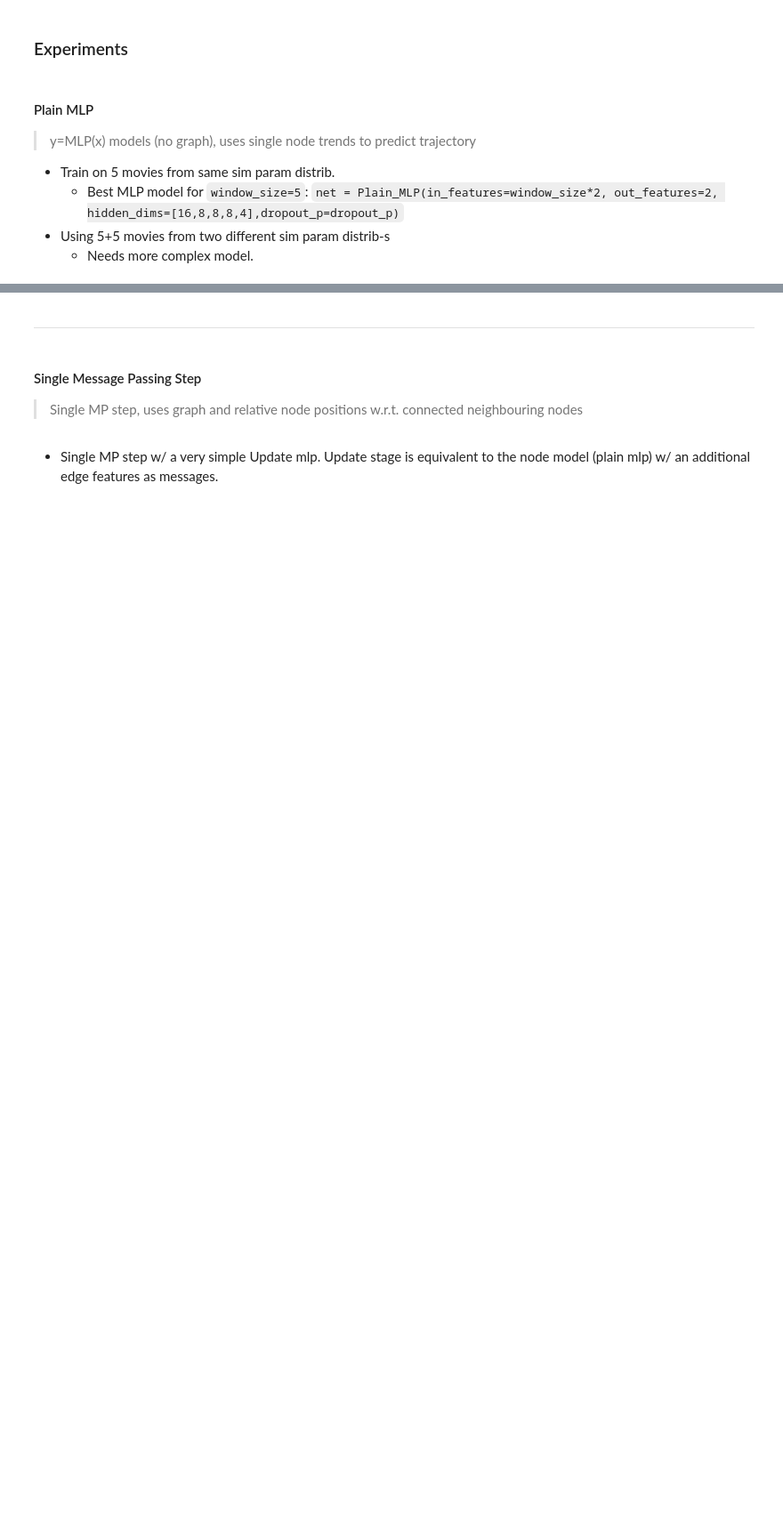
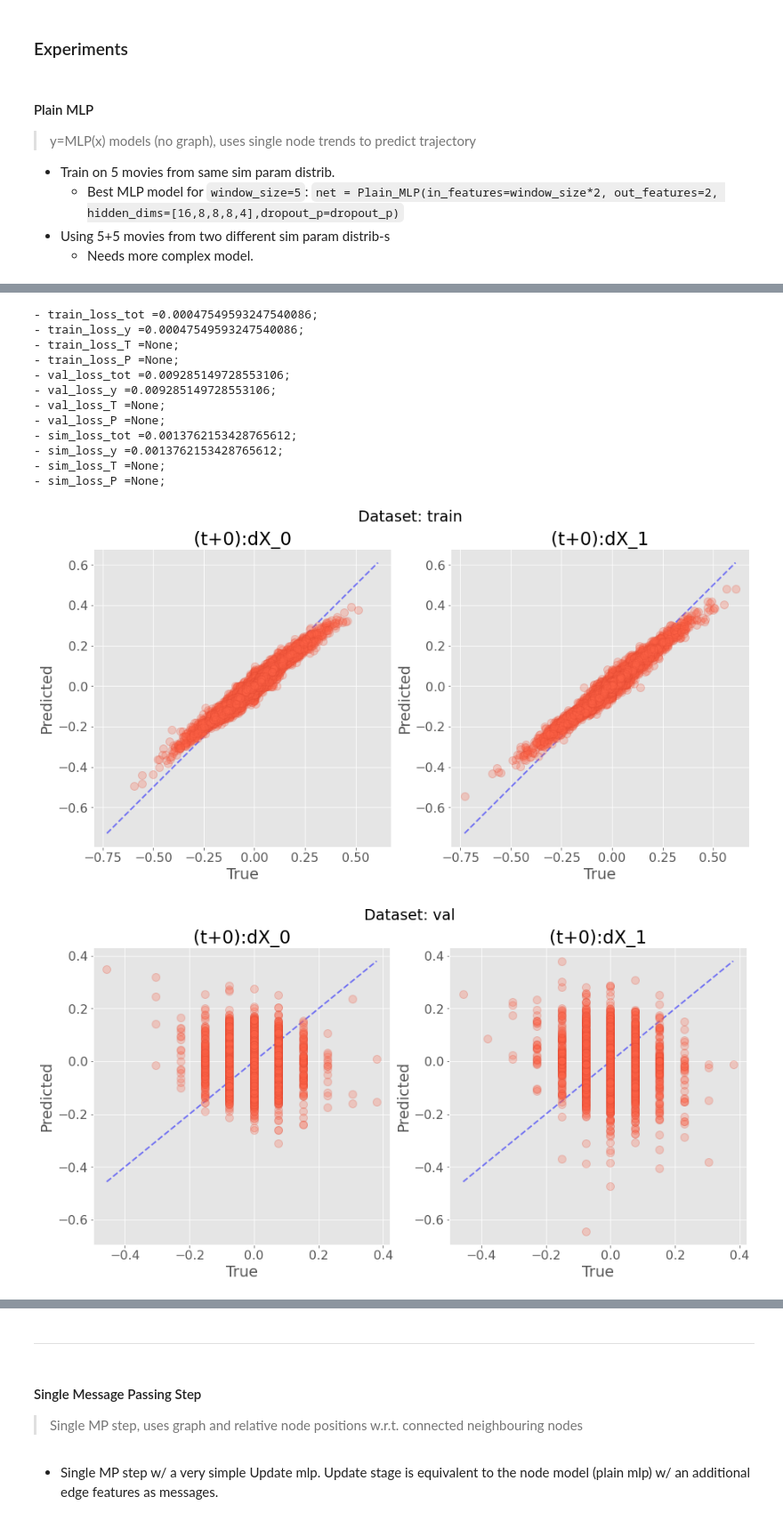
Before and after one commit to mshagirov/simgnn, a Jupyter notebook: nbs/2_nn_model.ipynb, the cells around one changed output, grey strips where cells are left out. Shown at 89% size. Drawn from its saved outputs; the diff is of its cells as text; code cells hidden in the pictures; blank space fills up the shorter version.

```diff
--- a/nbs/2_nn_model.ipynb
+++ b/nbs/2_nn_model.ipynb
@@ -218,0 +214,41 @@ Best val loss: 0.004111 (return best:False)
+# %%
+# loss_func = torch.nn.MSELoss(reduction='mean')
+# loss_func = torch.nn.L1Loss(reduction='mean')
+# bs = 32
+pred_out, tgt_out, sample_losses = predict_batch(net, loaders, loss_func=loss_func, use_force_loss = use_force_loss, return_losses = True, device=device)
+print(''.join([f'- {k} ={sample_losses[k]};\n' for k in sample_losses]))
+var_type = 0
+var_name = ['(t+0):dX', '(t+0):T', '(t+0):P' ]
+
+for data_name in pred_out[0]:
+    minY, maxY  = torch.cat(tgt_out[var_type][data_name],dim=0).min(), torch.cat(tgt_out[var_type][data_name],dim=0).max()
+
+    plt.figure(figsize=[15,7])
+    axs=[plt.subplot(1,2,1)]
+    axs.append(plt.subplot(1,2,2,sharex=axs[0],sharey=axs[0]))
+
+    for dim_k in range(2):
+        axs[dim_k].plot([minY,maxY], [minY,maxY],'--',color='b',lw=2,alpha=.5)
+        axs[dim_k].plot(torch.cat(tgt_out[0][data_name],dim=0)[:,dim_k],
+                        torch.cat(pred_out[0][data_name],dim=0)[:,dim_k],
+                        'o',ms=10,mfc='tomato',alpha=.25)
+        axs[dim_k].set_xlabel('True');
+        axs[dim_k].set_ylabel('Predicted')
+        axs[dim_k].set_title(f'{var_name[var_type]}_{dim_k}');
+    plt.suptitle('Dataset: '+data_name)
+    plt.show()
+# %% [output]
+- train_loss_tot =0.00047549593247540086;
+- train_loss_y =0.00047549593247540086;
+- train_loss_T =None;
+- train_loss_P =None;
+- val_loss_tot =0.009285149728553106;
+- val_loss_y =0.009285149728553106;
+- val_loss_T =None;
+- val_loss_P =None;
+- sim_loss_tot =0.0013762153428765612;
+- sim_loss_y =0.0013762153428765612;
+- sim_loss_T =None;
+- sim_loss_P =None;
+[figure, added]
+[figure, added]
```
Also changed, not shown: parts of 16 cells of this notebook.
